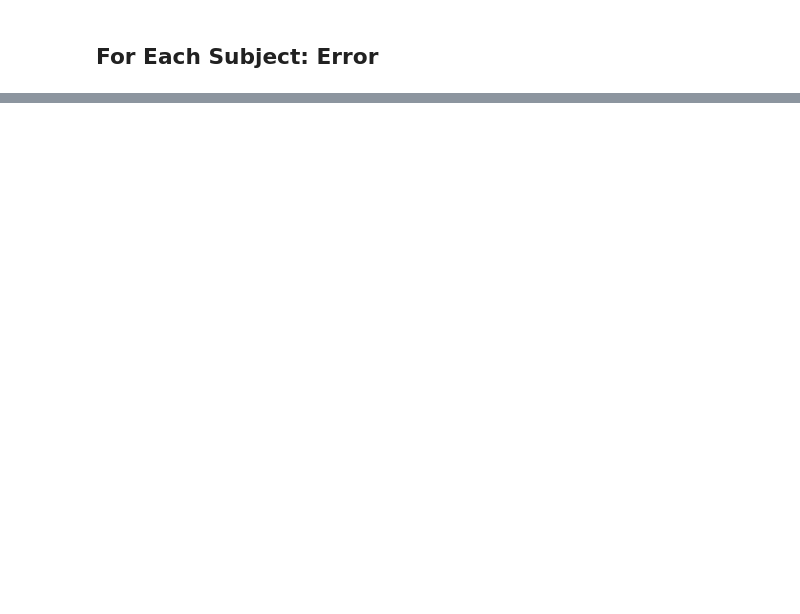
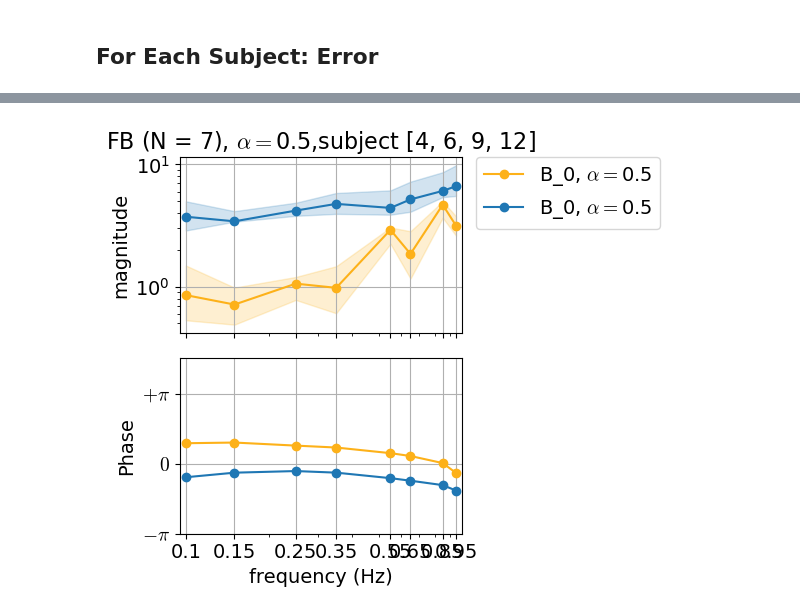
Before and after one commit to finley16/sensorimotor_fusion, a Jupyter notebook: analysis/Multimodal paper/20250501_EMBC_analysis.ipynb, the cells around one changed output, grey strips where cells are left out. Cells and saved outputs as stored; diff of their text form; code cells hidden in the pictures; blank space fills up the shorter version.

```diff
--- a/analysis/Multimodal paper/20250501_EMBC_analysis.ipynb
+++ b/analysis/Multimodal paper/20250501_EMBC_analysis.ipynb
@@ -376,0 +681,89 @@ ValueError: x and y must have same first dimension, but have shapes (13,) and (1
+# %%
+
+group_a = [4, 6, 9, 12]
+group_b = [2, 3, 5, 8, 10, 13, 14]
+group_c = [0, 1, 7, 11]
+groups = [group_a, group_b, group_c]
+
+
+cond = 2
+
+
+for group in groups:
+    fig,axs = plt.subplots(2,1,sharex=True,figsize=(6,5))
+
+    # B0
+    #F_mean = np.abs(F0[sub,cond,:,:])
+    B0_mean_4 = np.mean(np.abs(B0[group,2,-4:,:]), axis = 1) # across last 4 trials
+    # F0_mean_f4 = np.mean(np.abs(F0[sub,2,:4,:]), axis=0) # across first 4 trials
+    q25,q50,q75 = np.quantile(B0_mean_4,[0.25,0.5,0.75],axis = 0) #across all trials
+    # magnitude
+    ax = axs[0]
+    ax.plot(freqs,q50,'-o',label = r'B_0, $\alpha = $'+conditions[cond],color = colors['GOLD'])
+    # ax.plot(freqs,F0_mean_f4,'--o',label = r'F_0, $\alpha = $'+conditions[cond],color = colors['GOLD'])
+    ax.fill_between(freqs, q25, q75, alpha=0.2,color = colors['GOLD'])
+    # phase
+    ax = axs[1]
+    B_angle = np.angle(B1[group,2,-4:,:])
+    z = np.mean(np.exp(1j*(B_angle-np.pi/2)), axis=(0,1))
+    mean = np.angle(z)+np.pi/2
+    disp = 1 - np.abs(z)
+    ax.plot(freqs,mean,'-o',label = r'$\alpha = $'+conditions[cond],color = colors['BLUE'])
+    B_angle = np.angle(B0[group,2,:4,:])
+    z = np.mean(np.exp(1j*(B_angle-np.pi/2)), axis=(0,1))
+    mean = np.angle(z)+np.pi/2
+    disp = 1 - np.abs(z)
+    ax.plot(freqs,mean,'-o',label = r'$\alpha = $'+conditions[cond],color = colors['GOLD'])
+
+    # B1
+    #F_mean = np.abs(F1[sub,cond,:,:])
+    B1_mean_4 = np.mean(np.abs(B1[group,2,-4:,:]), axis = 1) # across last 4 trials
+    # F1_mean_f4 = np.mean(np.abs(F1[sub,2,:4,:]), axis=0) # across first 4 trials
+    q25,q50,q75 = np.quantile(B1_mean_4,[0.25,0.5,0.75],axis = 0) #across all trials
+    # magnitude
+    ax = axs[0]
+    ax.plot(freqs,q50,'-o',label = r'B_0, $\alpha = $'+conditions[cond],color = colors['BLUE'])
+    # ax.plot(freqs,F0_mean_f4,'--o',label = r'F_0, $\alpha = $'+conditions[cond],color = colors['GOLD'])
+    ax.fill_between(freqs, q25, q75, alpha=0.2,color = colors['BLUE'])
+    # # phase
+    # ax = axs[1]
+    # F_angle_4 =  np.angle(F1[sub,2,-4:,:])
+    # z = np.mean(np.exp(1j*(F_angle_4-np.pi/2)), axis=0)
+    # mean = np.angle(z)+np.pi/2
+    # disp = 1 - np.abs(z)
+    # ax.plot(freqs,mean,'-o',label = r'$\alpha = $'+conditions[cond],color = colors['BLUE'])
+    # F_angle_4 =  np.angle(F1[sub,2,:4,:])
+    # z = np.mean(np.exp(1j*(F_angle_4-np.pi/2)), axis=0)
+    # mean = np.angle(z)+np.pi/2
+    # disp = 1 - np.abs(z)
+    # ax.plot(freqs,mean,'--o',label = r'$\alpha = $'+conditions[cond],color = colors['BLUE'])
+
+    ax = axs[0]
+    # ax.plot(freqs,np.abs(1/M),'--o',color= 'grey',label = r'$M^{-1}$')
+    ax.set_xscale("log")
+    ax.set_xlim(xlim)
+    ax.set_xticks(xticks)
+    ax.set_xticklabels(xticks,rotation=90)
+    ax.grid('on',zorder=-1)
+    # ax.set_ylim(0.1,80)
+    ax.set_yscale("log")
+    ax.set_ylabel('magnitude')
+    ax.legend(bbox_to_anchor=(1.05, 1), loc='upper left', borderaxespad=0.)
+
+    ax = axs[1]
+    # ax.plot(freqs,np.angle(1/M),'--o',color= 'grey',label = r'$M^{-1}$')
+    yticksphase = [-np.pi,0,np.pi]
+    ylimphase = (0,np.pi+ 0.5*(np.pi))
+    yticklabelsphase = [r'$-\pi$',r'$0$',r'$+\pi$']
+    ax.set_ylabel('Phase')
+    ax.grid('on',zorder=-1)
+    ax.set_ylim(ylimphase)
+    ax.set_yticks(yticksphase)
+    ax.set_yticklabels(yticklabelsphase)
+    ax.set_xlabel('frequency (Hz)')
+    # ax.legend(bbox_to_anchor=(1.05, 1), loc='upper left', borderaxespad=0.)
+    axs[0].set_title(r'FB (N = 7), $\alpha = $'+conditions[cond]+',subject '+str(group))
+    plt.tight_layout()
+    plt.show()
+# %% [output]
+[figure, added]
```
Also changed, not shown: parts of 12 cells of this notebook.
